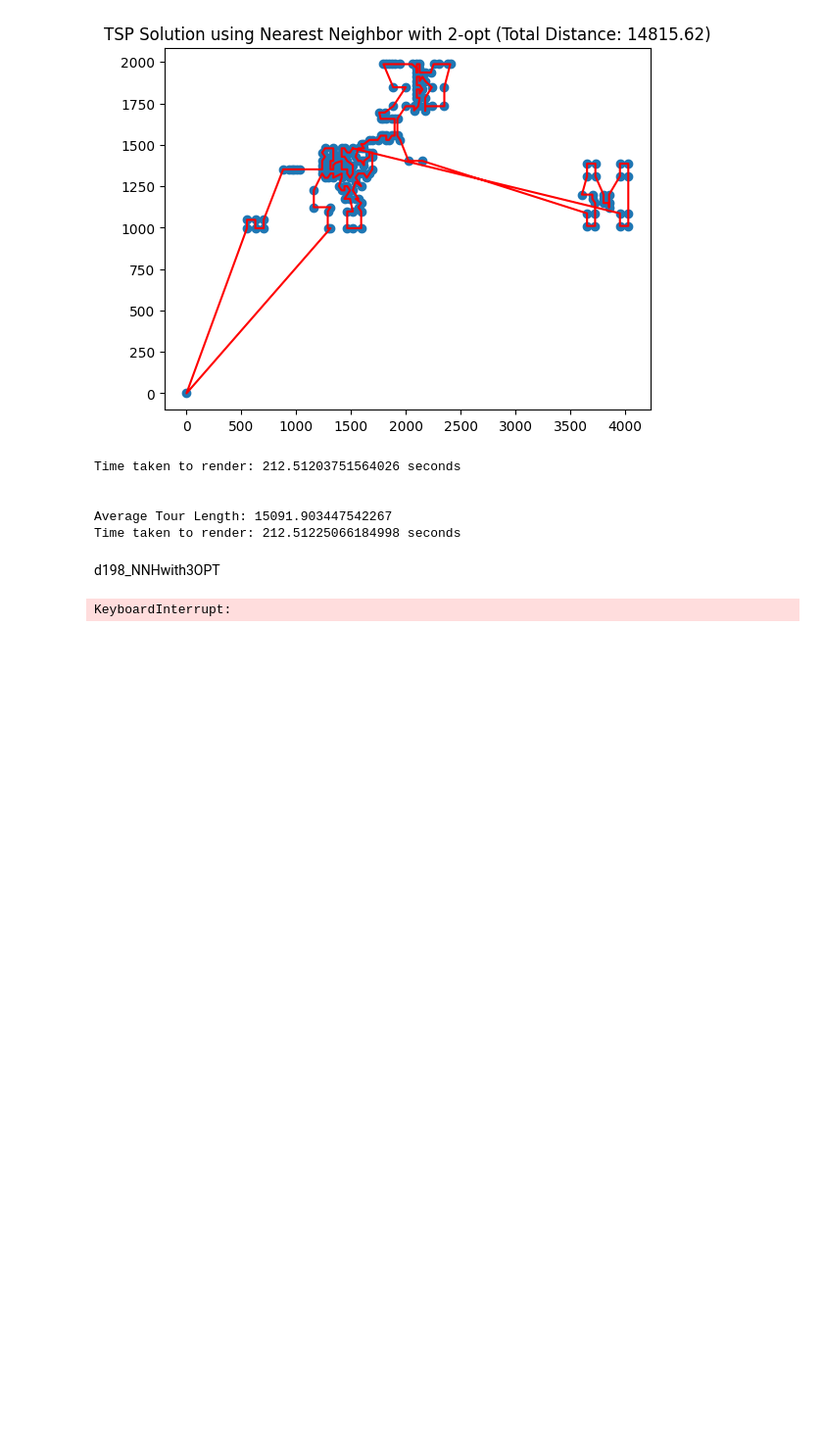
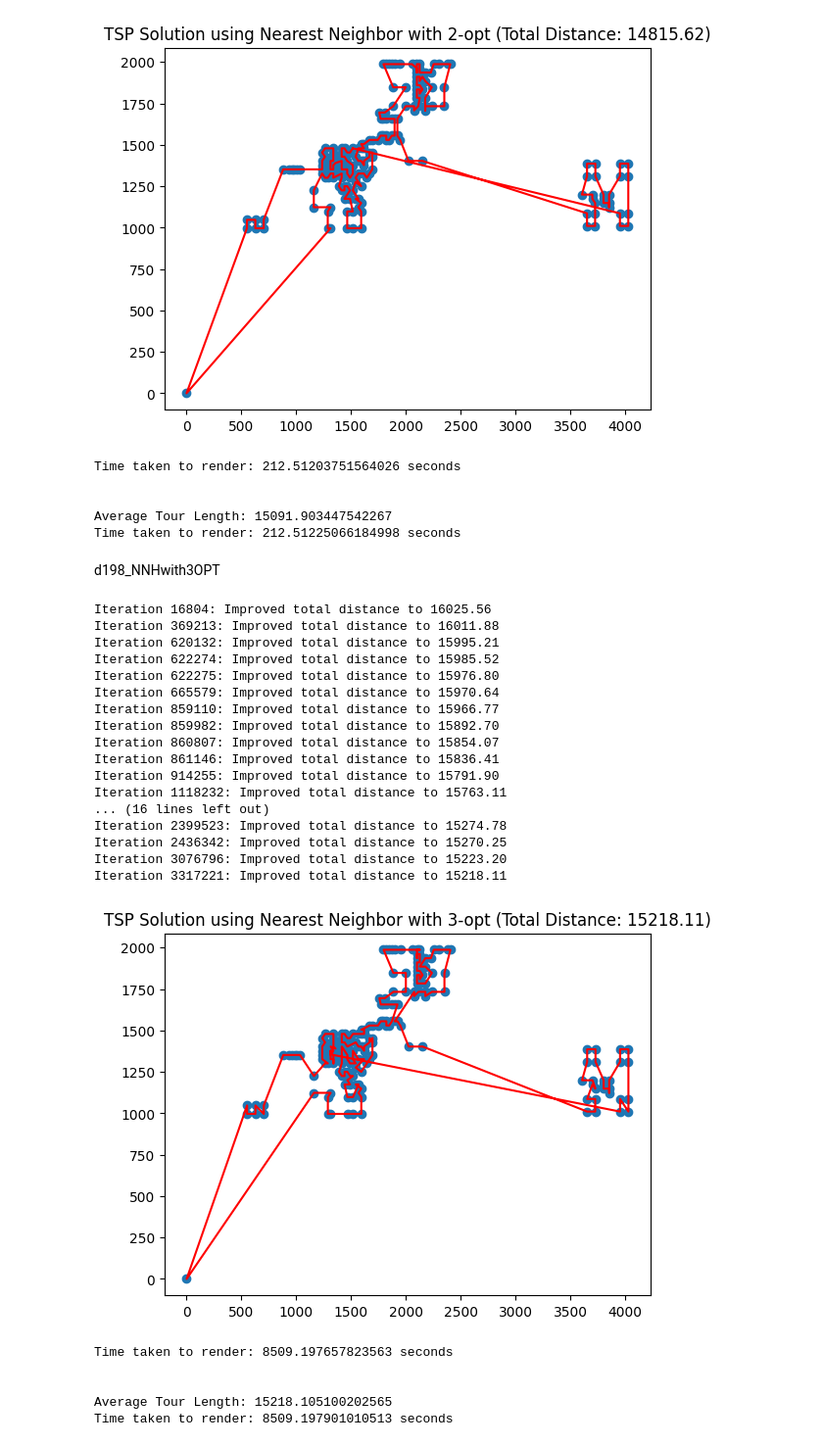
Before and after one commit to Amboyandrey/TSPLIB, a Jupyter notebook: EUC_2D/d198.ipynb, the cells around one changed output. Shown at 98% size. Saved outputs shown, nothing was run; the diff lists cells and outputs as text; code cells hidden in the pictures; blank space fills up the shorter version.

```diff
--- a/EUC_2D/d198.ipynb
+++ b/EUC_2D/d198.ipynb
@@ -381,11 +381,7 @@ class TSPSolver:
         return sum(np.linalg.norm(self.points[tour[i]] - self.points[tour[i + 1]]) for i in range(self.n - 1))
 
     def three_opt_swap(self, tour, i, j, k):
-        if i > j:
-            i, j = j, i
-        if j > k:
-            j, k = k, j
-        new_tour = tour[:i] + tour[j:k + 1][::-1] + tour[i:j] + tour[k + 1:]
+        new_tour = tour[:i] + tour[j:k+1][::-1] + tour[i:j] + tour[k+1:]
         return new_tour
 
     def three_opt(self, tour=None):
@@ -455,31 +451,53 @@ render_times = []
 for i in range(1):
     start_time = time.time()
     # Create TSPSolver instance and solve
     solver = TSPSolver(city_coordinates)
     solver.solve()
 
     # Calculate total distance and add to list
     total_distance = solver.total_distance()
     total_distances.append(total_distance)
 
     # Plot the solution
     plt.figure()
     plt.scatter(solver.points[:, 0], solver.points[:, 1])
     tour_points = np.array([solver.points[i] for i in solver.tour])
     plt.plot(tour_points[:, 0], tour_points[:, 1], 'r-')
     plt.title(f'TSP Solution using Nearest Neighbor with 3-opt (Total Distance: {total_distance:.2f})')
     plt.show()
 
     end_time = time.time()  # End timing for this run
     rendered_time = end_time - start_time  # Calculate render time for this run
     render_times.append(rendered_time)
     print("Time taken to render:", rendered_time, "seconds\n\n")
 
 # Calculate average tour length
 average_tour_length = np.mean(total_distances)
 end_time = time.time()
 rendered_time = end_time - start_time
 print("Average Tour Length:", average_tour_length)
 print("Time taken to render:", rendered_time, "seconds")
 # %% [output]
-KeyboardInterrupt:
+Iteration 16804: Improved total distance to 16025.56
+Iteration 369213: Improved total distance to 16011.88
+Iteration 620132: Improved total distance to 15995.21
+Iteration 622274: Improved total distance to 15985.52
+Iteration 622275: Improved total distance to 15976.80
+Iteration 665579: Improved total distance to 15970.64
+Iteration 859110: Improved total distance to 15966.77
+Iteration 859982: Improved total distance to 15892.70
+Iteration 860807: Improved total distance to 15854.07
+Iteration 861146: Improved total distance to 15836.41
+Iteration 914255: Improved total distance to 15791.90
+Iteration 1118232: Improved total distance to 15763.11
+... (16 lines left out)
+Iteration 2399523: Improved total distance to 15274.78
+Iteration 2436342: Improved total distance to 15270.25
+Iteration 3076796: Improved total distance to 15223.20
+Iteration 3317221: Improved total distance to 15218.11
+[figure, added]
+Time taken to render: 8509.197657823563 seconds
+
+
+Average Tour Length: 15218.105100202565
+Time taken to render: 8509.197901010513 seconds
```
Also changed, not shown: 2 other files.
